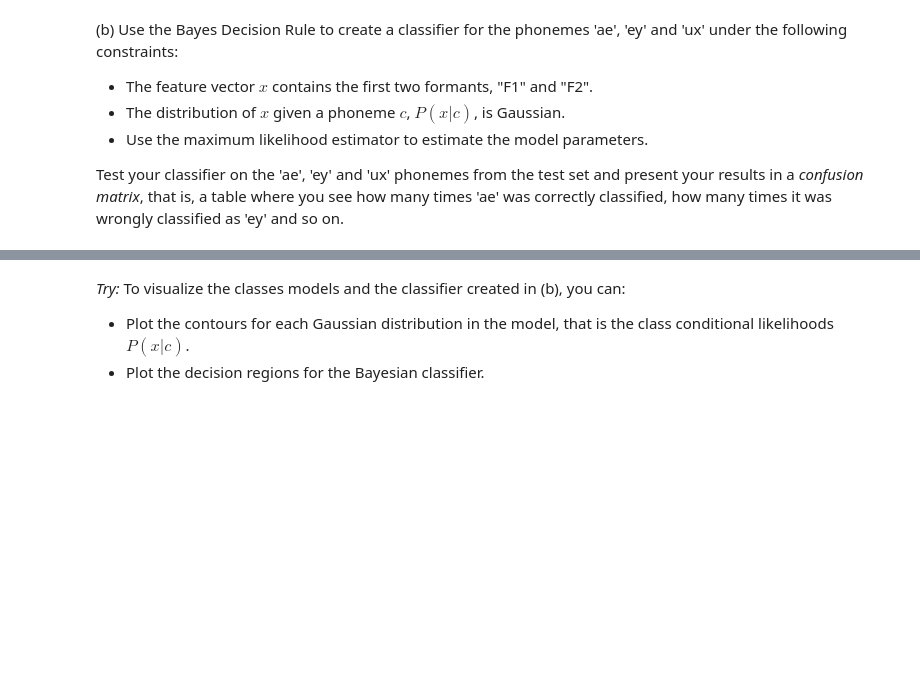
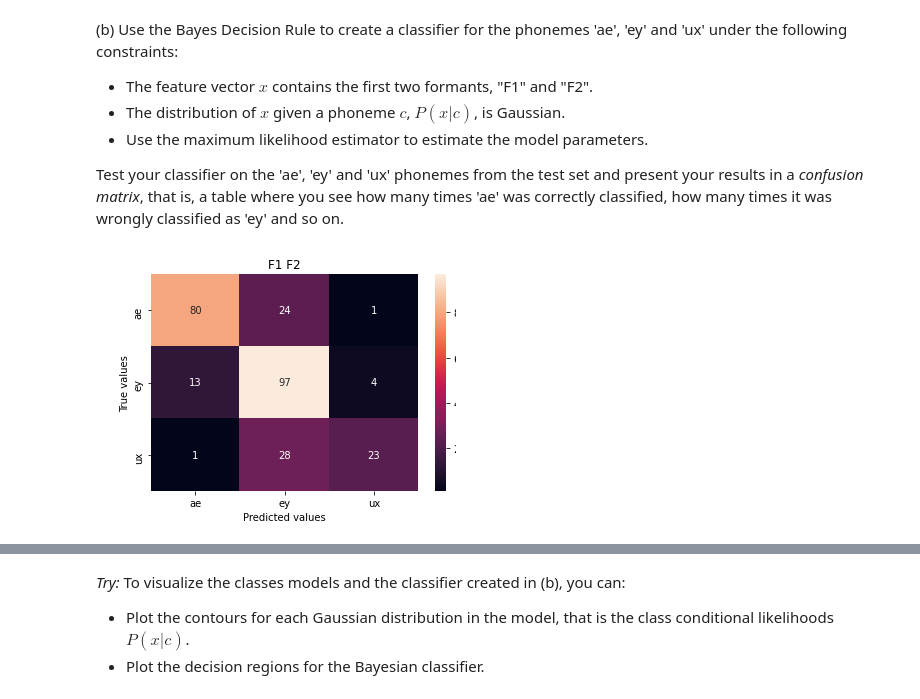
Before and after one commit to jakvah/TTT4185-MachineLearning, a Jupyter notebook: assignment_2.ipynb, the cells around one changed output, grey strips where cells are left out. Cells and saved outputs as stored; diff of their text form; code cells hidden in the pictures; blank space fills up the shorter version.

```diff
--- a/assignment_2.ipynb
+++ b/assignment_2.ipynb
@@ -85,3 +97,95 @@ Looking at the plots, I believe "Ey" will be the hardets one to classify as the
 - Use the maximum likelihood estimator to estimate the model parameters.
 
 Test your classifier on the 'ae', 'ey' and 'ux' phonemes from the test set and present your results in a _confusion matrix_, that is, a table where you see how many times 'ae' was correctly classified, how many times it was wrongly classified as 'ey' and so on.
+# %%
+import seaborn as sns
+from scipy.stats import multivariate_normal as mn
+
+# Predict function to be used
+def predict(f_mat, vowels, rvs):
+    confusion_mat = np.zeros((len(f_mat), len(f_mat)))
+    for i, v  in enumerate(vowels):
+        values = f_mat[v]
+        preds = []
+
+        for k,rv in rvs.items():
+            preds.append(prior[k]*(rv.pdf(values)))
+        preds = np.argmax(preds, axis=0)
+
+        for pred in preds:
+            confusion_mat[i,pred] += 1
+    return confusion_mat
+
+# Fucntion for plotting confusion matrix
+def plot_confusion_matrix(confusion_matrix, title, vowels):
+    fig = plt.figure()
+    ax = fig.add_subplot(111)
+    sns.heatmap(confusion_matrix, annot=True, xticklabels=vowels, yticklabels=vowels, ax=ax)
+    ax.set_title(title)
+    ax.set_ylabel("True values")
+    ax.set_xlabel("Predicted values")
+    plt.show()
+    error_rate = round((np.sum(confusion_matrix) - np.trace(confusion_matrix)) / np.sum(confusion_matrix)* 100, 2)
+    print(f"Error rate {error_rate}%")
+
+# It can be shown that MLE for mean and variance for a gaussian distributed variable is the sample mean and sample variance.
+
+# Computing means of vowels
+aes_formant_mean = np.array([np.mean(aes_f1),np.mean(aes_f2)])
+eys_formant_mean = np.array([np.mean(eys_f1),np.mean(eys_f2)])
+uxs_formant_mean = np.array([np.mean(uxs_f1),np.mean(uxs_f2)])
+
+aes_formant_cov = np.array([np.cov(aes_f1),np.cov(aes_f2)])
+eys_formant_cov = np.array([np.cov(eys_f1),np.cov(eys_f2)])
+uxs_formant_cov = np.array([np.cov(uxs_f1),np.cov(uxs_f2)])
+
+# Computing covariance matrix of vowels
+_aes = np.array([[f1, f2] for f1, f2 in zip(aes_f1, aes_f2)])
+_eys = np.array([[f1, f2] for f1, f2 in zip(eys_f1, eys_f2)])
+_uxs = np.array([[f1, f2] for f1, f2 in zip(uxs_f1, uxs_f2)])
+aes_cov = np.array(np.cov(np.array(_aes.T)))
+eys_cov = np.array(np.cov(np.array(_eys.T)))
+uxs_cov = np.array(np.cov(np.array(_uxs.T)))
+
+# Wrapping covs and means in a dict to make it more clear
+vowels = ["ae","ey","ux"]
+mean = {}
+cov = {}
+for v in vowels:
+    if v == "ae":
+        mean[v] = aes_formant_mean
+        cov[v] = aes_cov
+    elif v == "ey":
+        mean[v] = eys_formant_mean
+        cov[v] = eys_cov
+    elif v == "ux":
+        mean[v] = uxs_formant_mean
+        cov[v] = uxs_cov
+
+
+# Finding total amount of samples
+total_samples = len(aes) + len(eys) + len(uxs)
+
+# Prior prob of a vowel is the amount of this vowel divided by the total amount of vowels
+prior = {"ae":len(aes)/total_samples,"ey":len(eys)/total_samples,"ux":len(uxs)/total_samples}
+
+# Computing multivariate normal dist.
+rvs = {}
+for v in vowels:
+    rvs[v] = mn(mean=mean[v],cov=cov[v])
+# Testing with test set
+aes_test = test[test["Phoneme"] == 'ae']
+eys_test = test[test["Phoneme"] == 'ey']
+uxs_test = test[test["Phoneme"] == 'ux']
+
+# Wrapping in a dict for simpliticy and computing
+test_dict = {"ae": aes_test, "ey": eys_test, "ux": uxs_test}
+frequency_matrix = {}
+for key, vow in test_dict.items():
+    frequency_matrix[key] = np.array([[f1, f2] for f1, f2 in zip(vow["F1"], vow["F2"])])
+
+# Using the functions defined in the start to compute final results
+confusion_matrix = predict(frequency_matrix, vowels, rvs)
+plot_confusion_matrix(confusion_matrix, "F1 F2", vowels)
+# %% [output]
+[figure, added]
```
Also changed, not shown: parts of 7 cells of this notebook, 3 other files.
